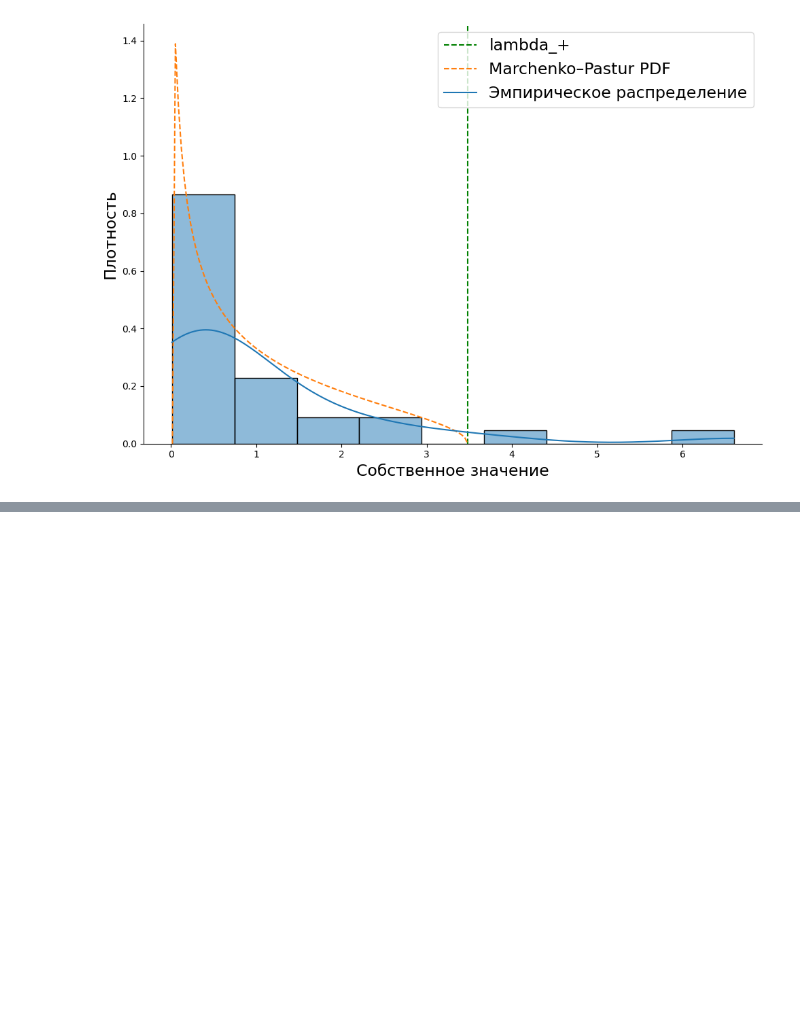
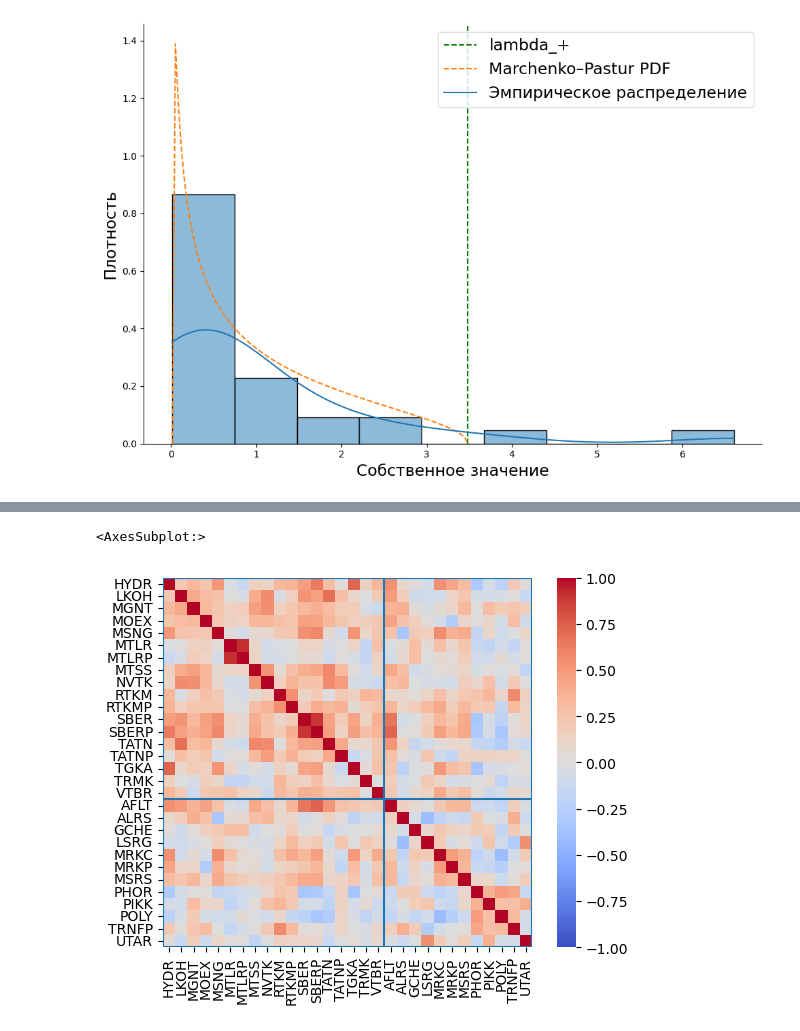
Before and after one commit to Maksim787/neurotrader, a Jupyter notebook: research/correlations.ipynb, the cells around one changed output, grey strips where cells are left out. Drawn from its saved outputs; the diff is of its cells as text; code cells hidden in the pictures; blank space fills up the shorter version.

```diff
--- a/research/correlations.ipynb
+++ b/research/correlations.ipynb
@@ -319,0 +493,6 @@ assert N_REMAINING_COMPONENTS == 2
+# %%
+results = find_optimal_clusters_number(distances_train, distances_test, n_clusters_list=list(range(2, 6)), model='kmeans')
+plot_correlation_matrix_clusters(correlations_train.Sigmas[0], results.best_clusters_labels)
+# %% [output]
+<AxesSubplot:>
+[figure, added]
```
Also changed, not shown: parts of 14 cells of this notebook, 5 other files.
